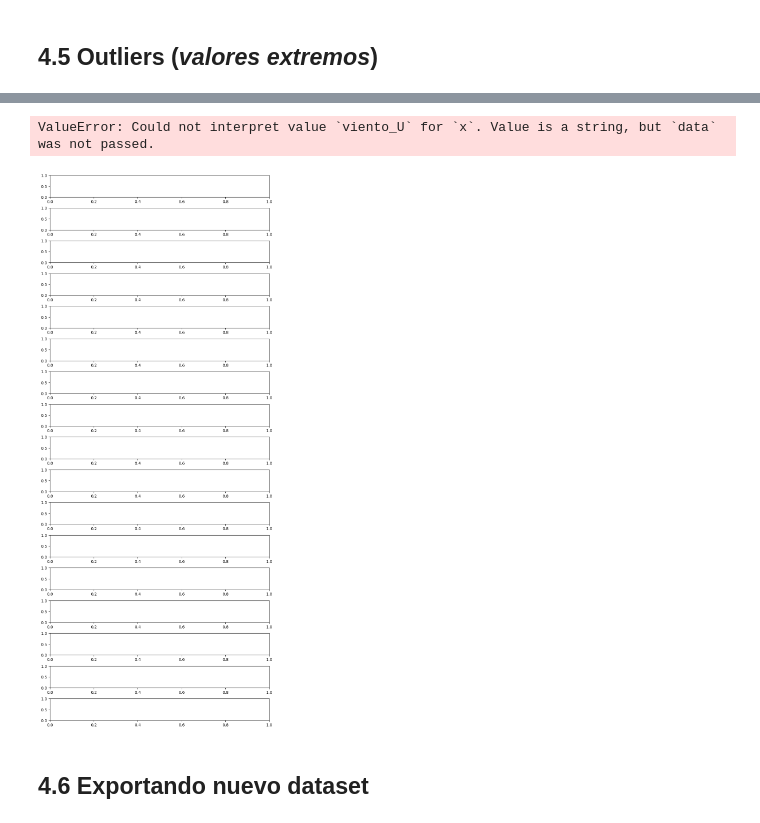
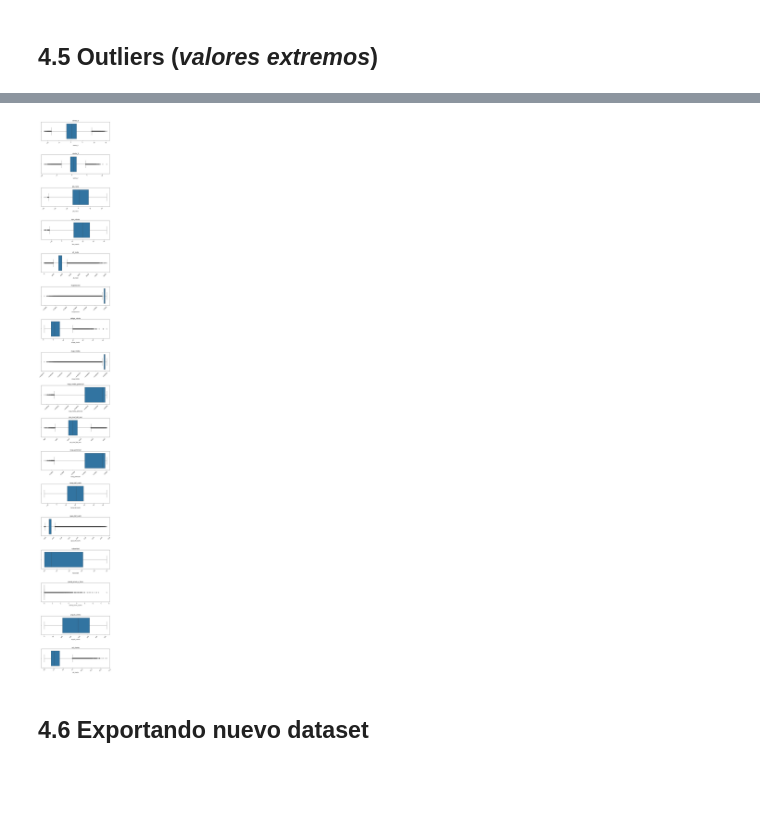
Before and after one commit to JoseTorresMX/JuarezHistoricalForecast, a Jupyter notebook: notebooks/EDA/Etapa 2 - Analisis de los Datos.ipynb, the cells around one changed output, grey strips where cells are left out. Saved outputs shown, nothing was run; the diff lists cells and outputs as text; code cells hidden in the pictures; blank space fills up the shorter version.

```diff
--- a/notebooks/EDA/Etapa 2 - Analisis de los Datos.ipynb
+++ b/notebooks/EDA/Etapa 2 - Analisis de los Datos.ipynb
@@ -191,8 +191,8 @@ dtype: int64
 El manejo de NaN, sera reemplazada por el promedio de la columna en cuestion [*altura de la nube*]
 # %%
 # Convertir la columna a numerica, dando en NaN los valores no convertibles
-datajuarez['alt_nube'] = pd.to_numeric(
-    datajuarez['alt_nube'], errors='coerce')
+#datajuarez['alt_nube'] = pd.to_numeric(
+ #   datajuarez['alt_nube'], errors='coerce')
 
 # Calcular el promedio de la columna
 promedio = datajuarez['alt_nube'].mean()
@@ -240,3 +240,25 @@ angulo_viento           0
 dir_viento              0
 vel_viento              0
 dtype: int64
+# %%
+# datajuarez.head(10)
+'''datajuarez['viento_U'] = pd.to_numeric(datajuarez['viento_U'], errors='coerce')
+datajuarez['viento_V'] = pd.to_numeric(datajuarez['viento_V'], errors='coerce')
+datajuarez['pto_rocio'] = pd.to_numeric(datajuarez['pto_rocio'], errors='coerce')
+datajuarez['tem_viento'] = pd.to_numeric(datajuarez['tem_viento'], errors='coerce')
+datajuarez['alt_nube'] = pd.to_numeric(datajuarez['alt_nube'], errors='coerce')
+datajuarez['evaporacion'] = pd.to_numeric(datajuarez['evaporacion'], errors='coerce')
+datajuarez['rafaga_viento'] = pd.to_numeric(datajuarez['rafaga_viento'], errors='coerce')
+datajuarez['evap_media'] = pd.to_numeric(datajuarez['evap_media'], errors='coerce')
+datajuarez['evap_media_potencial'] = pd.to_numeric(datajuarez['evap_media_potencial'], errors='coerce')
+datajuarez['pm_nivel_del_mar'] = pd.to_numeric(datajuarez['pm_nivel_del_mar'], errors='coerce')
+datajuarez['evap_potencial'] = pd.to_numeric(datajuarez['evap_potencial'], errors='coerce')
+datajuarez['tip_precipitacion'] = pd.to_numeric(datajuarez['tip_precipitacion'], errors='coerce')
+datajuarez['temp_del_suelo'] = pd.to_numeric(datajuarez['temp_del_suelo'], errors='coerce')
+datajuarez['agua_del_suelo'] = pd.to_numeric(datajuarez['agua_del_suelo'], errors='coerce')
+datajuarez['nubosidad'] = pd.to_numeric(datajuarez['nubosidad'], errors='coerce')
+datajuarez['precip_acum_x_hora'] = pd.to_numeric(datajuarez['precip_acum_x_hora'], errors='coerce')
+datajuarez['angulo_viento'] = pd.to_numeric(datajuarez['angulo_viento'], errors='coerce')
+datajuarez['vel_viento'] = pd.to_numeric(datajuarez['vel_viento'], errors='coerce')'''
+
+datajuarez.describe()
@@ -282,16 +321,14 @@ datajuarez.describe()
 # %%
 col_numericas = ['viento_U', 'viento_V', 'pto_rocio', 'tem_viento', 'alt_nube', 'evaporacion','rafaga_viento', 'evap_media', 'evap_media_potencial',
-                 'pm_nivel_del_mar', 'evap_potencial', 'temp_del_suelo','agua_del_suelo', 'nubosidad', 'precip_acum_x_hora', 'angulo_viento', 'vel_viento']
-
-fig, ax = plt.subplots(nrows=17, ncols=1, figsize=(10, 25))
+                 'pm_nivel_del_mar', 'evap_potencial', 'temp_del_suelo', 'agua_del_suelo','nubosidad', 'precip_acum_x_hora', 'angulo_viento', 'vel_viento']
+fig, ax = plt.subplots(nrows=17, ncols=1, figsize=(10, 80))
 fig.subplots_adjust(hspace=0.5)
 
 for i, col in enumerate(col_numericas):
-    sns.boxplot(x=col, datajuarez=datajuarez, ax=ax[i])
+    sns.boxplot(x=col, data=datajuarez, ax=ax[i])
     ax[i].set_title(col)
     ax[i].set_xticklabels(ax[i].get_xticklabels(), rotation=45)
 # %% [output]
-ValueError: Could not interpret value `viento_U` for `x`. Value is a string, but `data` was not passed.
-[figure, old version]
+[figure, new version]
 # %% [markdown]
 ## 4.6 Exportando nuevo dataset
```
Also changed, not shown: parts of 4 cells of this notebook, 8 other files.
